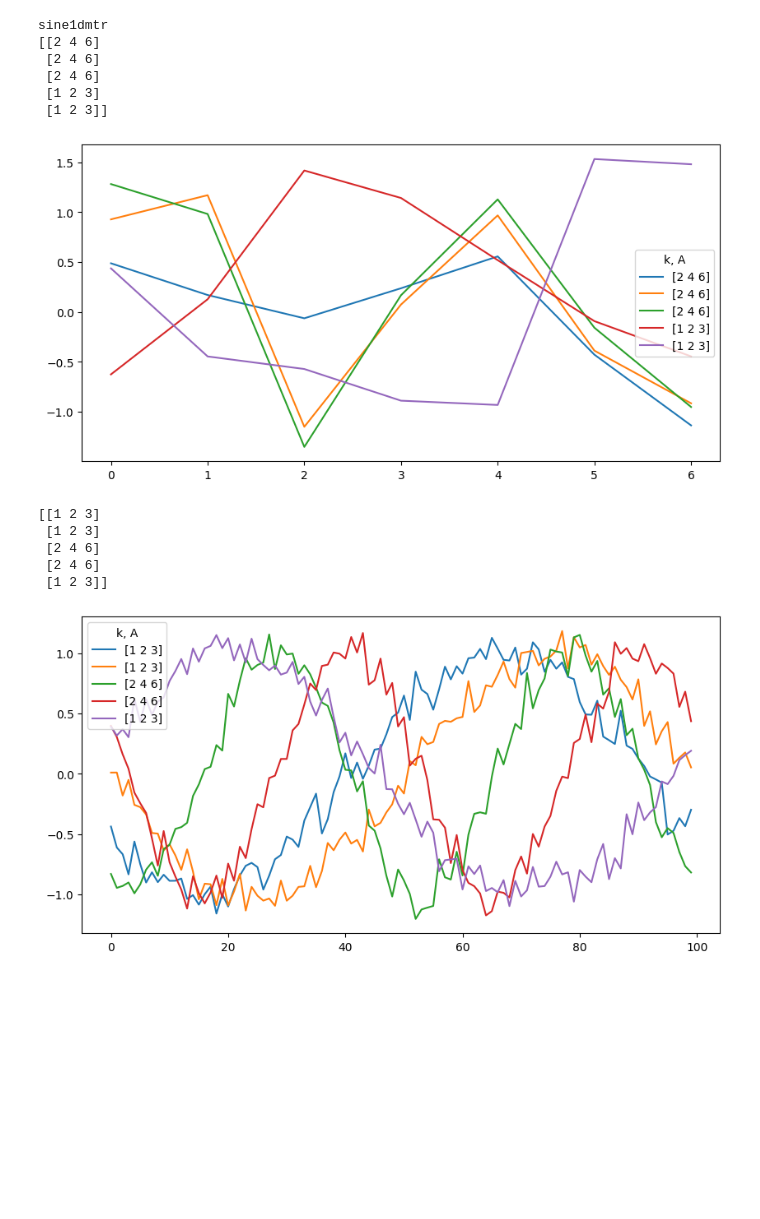
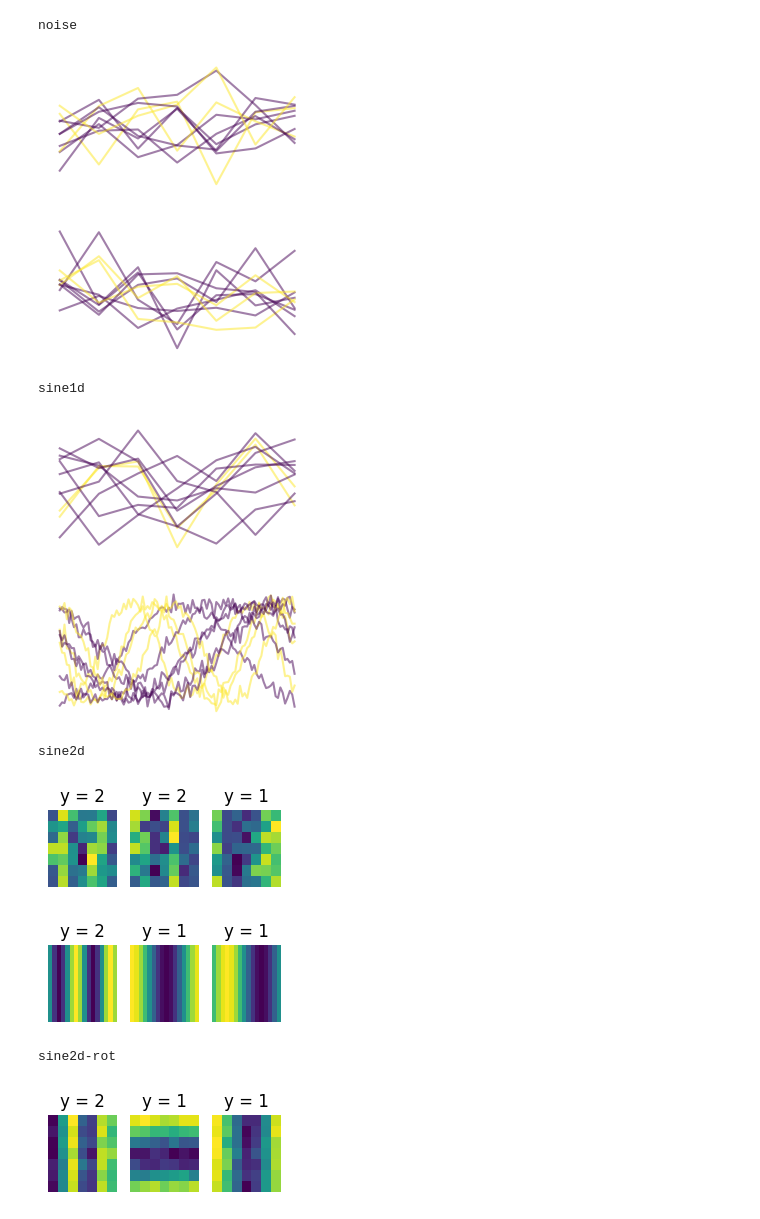
Before and after one commit to elidub/SymPDE, a Jupyter notebook: notebooks_symlie/data_generation.ipynb, the cells around one changed output. Cells and saved outputs as stored; diff of their text form; code cells hidden in the pictures; blank space fills up the shorter version.

Commit message:
visuals and working on svd

```diff
--- a/notebooks_symlie/data_generation.ipynb
+++ b/notebooks_symlie/data_generation.ipynb
@@ -14,20 +14,3 @@ from symlie.data.generate_2d import Create2dData, grid_1d, grid_2d, noise
 from symlie.data.generate_2d import sine1d, sine2d, flower, mnist
 from symlie.misc.utils_results import plot_data
 from symlie.data.generate_data import datasets
-# %%
-N_data = 5
-dataset = datasets['sine1d']
-
-for data_kwargs in ['data_kwargs_show', 'data_kwargs']:
-    dataset[data_kwargs]['noise_std'] = 0.1
-    dataset[data_kwargs]['A_low'], dataset[data_kwargs]['A_high'] = 0.5, 2.
-
-create_data = Create2dData(dataset['create_sample_func'], dataset['data_kwargs'], dataset['transform_kwargs'])
-out = create_data(N = N_data)
-
-x, y = out['x'], out['y']
-
-plt.figure()
-plt.plot(x.T)
-plt.legend(y)
-plt.show()
@@ -36,36 +17,38 @@ plt.show()
 # %%
 # datasets = {'flower':  {
 #         'create_sample_func' : flower,
 #         'plot_func'          : plot2d,
 #         'data_kwargs'        : {'grid_size':(10, 10), 'noise_std':0.1, 'y_low':2, 'y_high':7},
 #         'transform_kwargs'   : {'eps_mult':[0., 1., 1., 1.], 'only_flip' : False},
 #         'data_kwargs_show'   : {'grid_size':(50, 50), 'noise_std':0.00, 'y_low':2, 'y_high':7},
 # }}
 
 from symlie.data.generate_data import datasets
 
 plot_datasets = ['sine1dmtr']
 
 for dataset_name, dataset in datasets.items():
-    if dataset_name not in plot_datasets: continue
+    # if dataset_name not in plot_datasets: continue
     print(dataset_name)
-    # l = 1 if dataset_name not in ['sine1d', 'noise'] else 1/3
-    l = 1
-    plot_data(dataset, N_plot=5, l=l, data_kwargs_list = [
+    if dataset_name in ['sine1d', 'noise']:
+        N_plot = 10
+        l = 1/3
+    else:
+        l = 1
+        N_plot = 3
+    plot_data(dataset, N_plot=N_plot, l=l, data_kwargs_list = [
         'data_kwargs',
         'data_kwargs_show',
     ])
 # %% [output]
-sine1dmtr
-[[2 4 6]
- [2 4 6]
- [2 4 6]
- [1 2 3]
- [1 2 3]]
+noise
-[figure, old version]
+[figure, new version]
+[figure, new version]
-[[1 2 3]
- [1 2 3]
- [2 4 6]
- [2 4 6]
- [1 2 3]]
+sine1d
-[figure, old version]
+[figure, added]
+[figure, added]
+sine2d
+[figure, added]
+[figure, added]
+sine2d-rot
+[figure, added]
```
Also changed, not shown: parts of 2 cells of this notebook, 16 other files.
